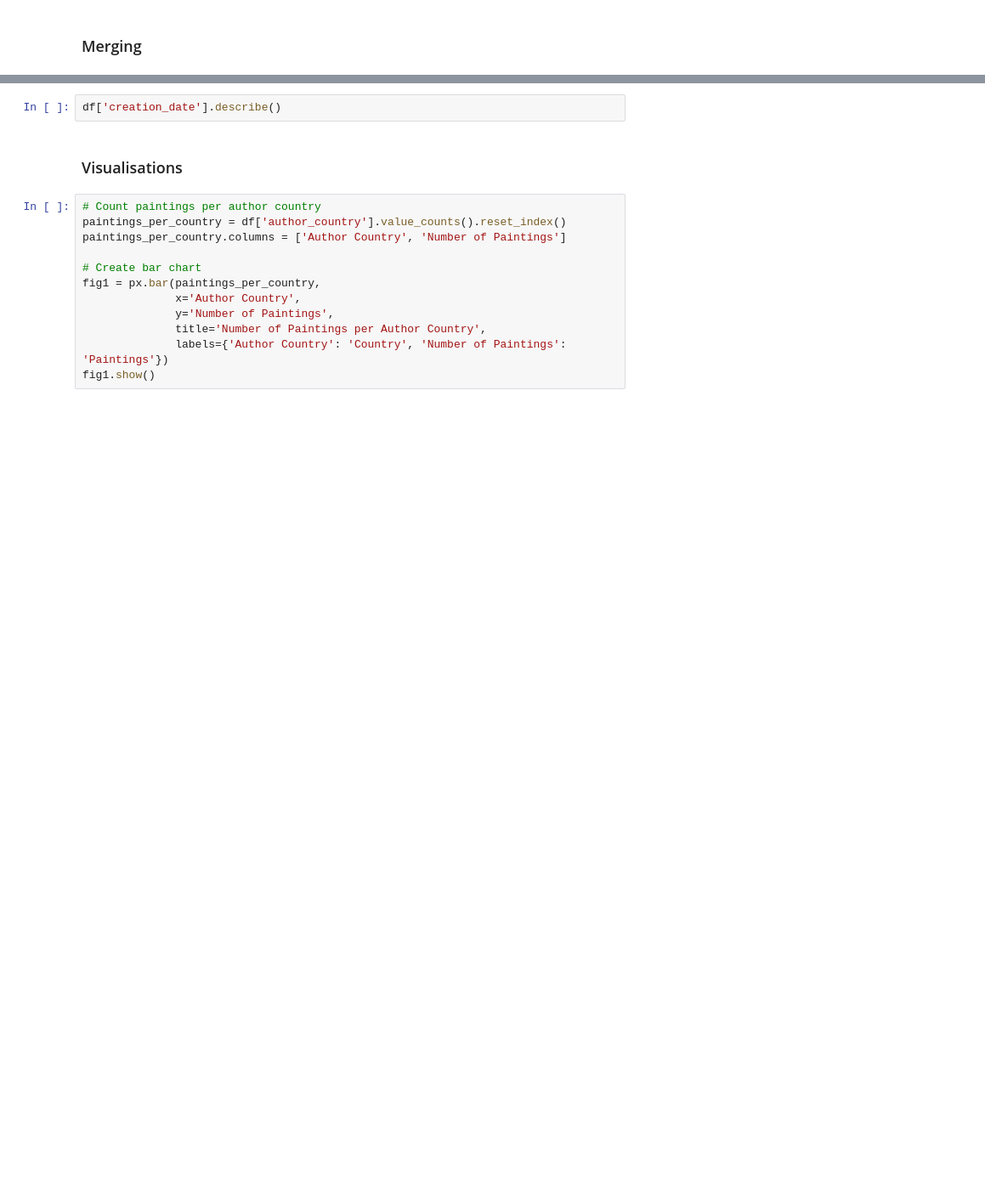
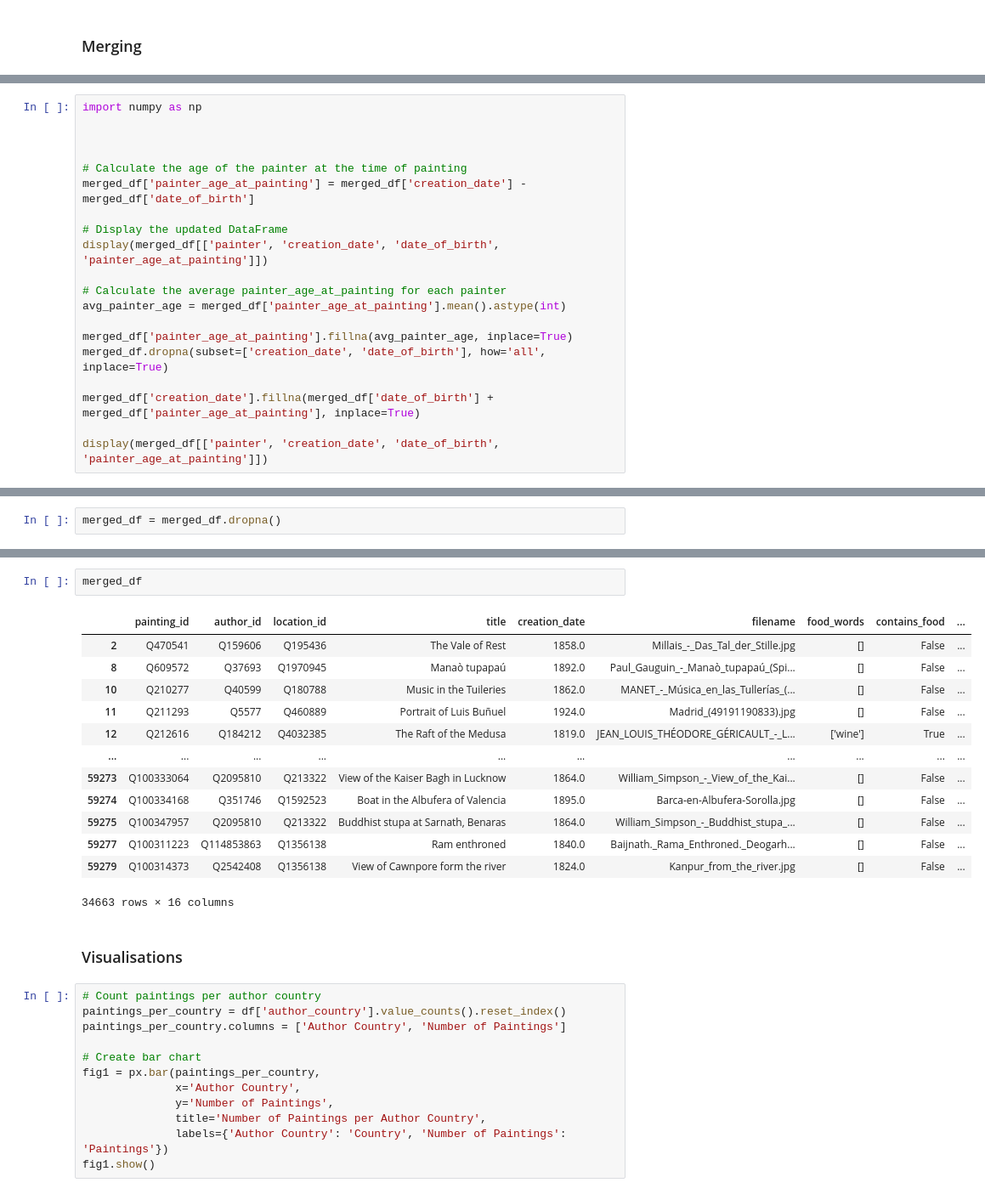
Before and after one commit to jipijipi/IH-Final-Project, a Jupyter notebook: 99-EDA.ipynb, the cells around one changed output, grey strips where cells are left out. Shown at 85% size. Cells and saved outputs as stored; diff of their text form; blank space fills up the shorter version.

Commit message:
new authors

```diff
--- a/99-EDA.ipynb
+++ b/99-EDA.ipynb
@@ -165,0 +239,20 @@ merged_df
+# %%
+import numpy as np
+
+
+
+# Calculate the age of the painter at the time of painting
+merged_df['painter_age_at_painting'] = merged_df['creation_date'] - merged_df['date_of_birth']
+
+# Display the updated DataFrame
+display(merged_df[['painter', 'creation_date', 'date_of_birth', 'painter_age_at_painting']])
+
+# Calculate the average painter_age_at_painting for each painter
+avg_painter_age = merged_df['painter_age_at_painting'].mean().astype(int)
+
+merged_df['painter_age_at_painting'].fillna(avg_painter_age, inplace=True)
+merged_df.dropna(subset=['creation_date', 'date_of_birth'], how='all', inplace=True)
+
+merged_df['creation_date'].fillna(merged_df['date_of_birth'] + merged_df['painter_age_at_painting'], inplace=True)
+
+display(merged_df[['painter', 'creation_date', 'date_of_birth', 'painter_age_at_painting']])
@@ -166,3 +298,5 @@ merged_df
+# %%
+merged_df = merged_df.dropna()
 # %%
 df = merged_df[merged_df['contains_food']]
 df.info()
@@ -169,5 +321,19 @@ df.info()
-# %%
-df['creation_date'].describe()
+# %%
+merged_df
+# %% [output]
+|  | painting_id | author_id | location_id | title | creation_date | filename | food_words | contains_food | ... |
+| 2 | Q470541 | Q159606 | Q195436 | The Vale of Rest | 1858.0 | Millais_-_Das_Tal_der_Stille.jpg | [] | False | ... |
+| 8 | Q609572 | Q37693 | Q1970945 | Manaò tupapaú | 1892.0 | Paul_Gauguin_-_Manaò_tupapaú_(Spi... | [] | False | ... |
+| 10 | Q210277 | Q40599 | Q180788 | Music in the Tuileries | 1862.0 | MANET_-_Música_en_las_Tullerías_(... | [] | False | ... |
+| 11 | Q211293 | Q5577 | Q460889 | Portrait of Luis Buñuel | 1924.0 | Madrid_(49191190833).jpg | [] | False | ... |
+| 12 | Q212616 | Q184212 | Q4032385 | The Raft of the Medusa | 1819.0 | JEAN_LOUIS_THÉODORE_GÉRICAULT_-_L... | ['wine'] | True | ... |
+| ... | ... | ... | ... | ... | ... | ... | ... | ... | ... |
+| 59273 | Q100333064 | Q2095810 | Q213322 | View of the Kaiser Bagh in Lucknow | 1864.0 | William_Simpson_-_View_of_the_Kai... | [] | False | ... |
+| 59274 | Q100334168 | Q351746 | Q1592523 | Boat in the Albufera of Valencia | 1895.0 | Barca-en-Albufera-Sorolla.jpg | [] | False | ... |
+| 59275 | Q100347957 | Q2095810 | Q213322 | Buddhist stupa at Sarnath, Benaras | 1864.0 | William_Simpson_-_Buddhist_stupa_... | [] | False | ... |
+| 59277 | Q100311223 | Q114853863 | Q1356138 | Ram enthroned | 1840.0 | Baijnath._Rama_Enthroned._Deogarh... | [] | False | ... |
+| 59279 | Q100314373 | Q2542408 | Q1356138 | View of Cawnpore form the river | 1824.0 | Kanpur_from_the_river.jpg | [] | False | ... |
+34663 rows × 16 columns
 # %% [markdown]
 ### Visualisations
 # %%
```
Also changed, not shown: parts of 20 cells of this notebook, 3 other files.
